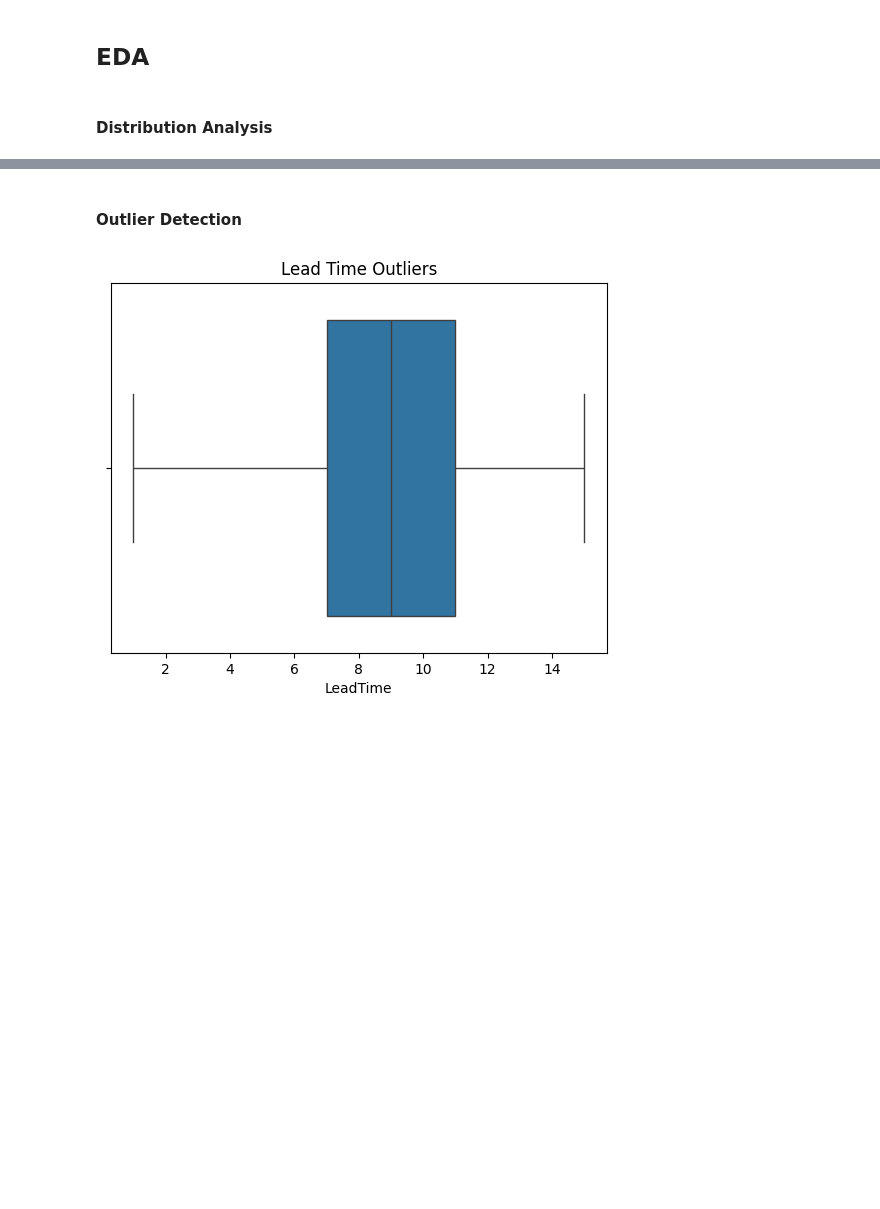
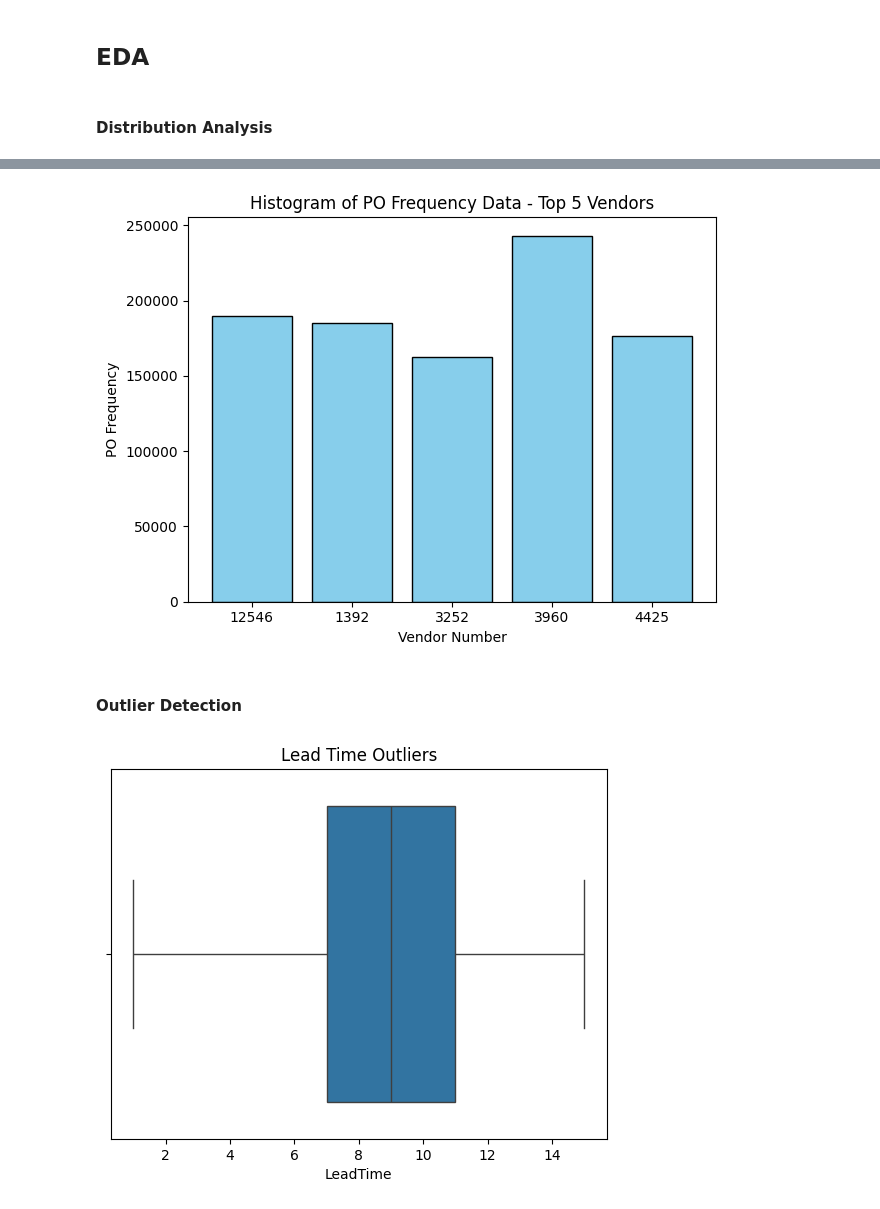
Before and after one commit to shipleaf/Business_Analytics, a Jupyter notebook: week05/01_Supplier_performance.ipynb, the cells around one changed output, grey strips where cells are left out. Saved outputs shown, nothing was run; the diff lists cells and outputs as text; code cells hidden in the pictures; blank space fills up the shorter version.

```diff
--- a/week05/01_Supplier_performance.ipynb
+++ b/week05/01_Supplier_performance.ipynb
@@ -393,18 +397,22 @@ plt.show()
 # %%
 # Create a histogram - Top5
+top_good_5_index = df1['VendorNumber'].value_counts().head(5).index
+
 top_5_vendor_data = df1[df1['VendorNumber'].isin(top_good_5_index)]
 
 # Group by VendorNumber and count the occurrences (PO Frequency)
 vendor_frequency = top_5_vendor_data['VendorNumber'].value_counts().sort_index(ascending=True)
 
 plt.bar(vendor_frequency.index, vendor_frequency.values, color='skyblue', edgecolor='black')
 
 plt.title('Histogram of PO Frequency Data - Top 5 Vendors')
 plt.xlabel('Vendor Number')
 plt.ylabel('PO Frequency')
 
 plt.tight_layout()
 plt.show()
+# %% [output]
+[figure, added]
 # %% [markdown]
 #### Outlier Detection
 # %%
```
Also changed, not shown: parts of 12 cells of this notebook, 2 other files.
